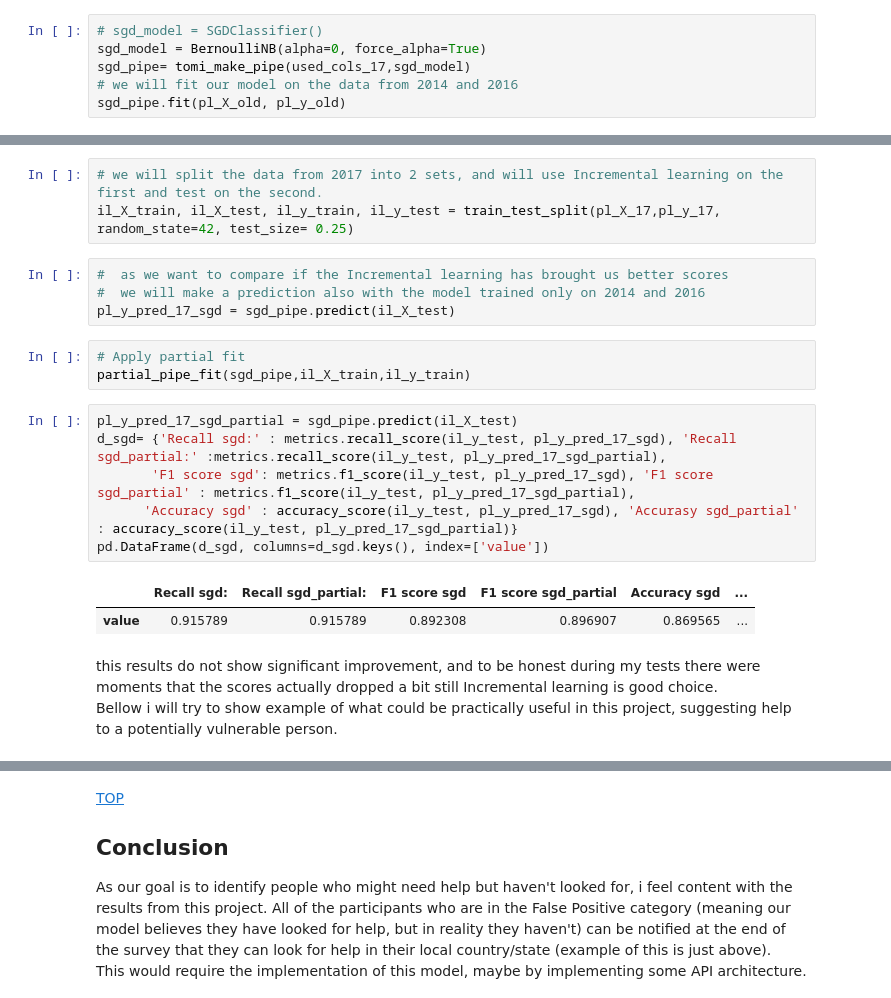
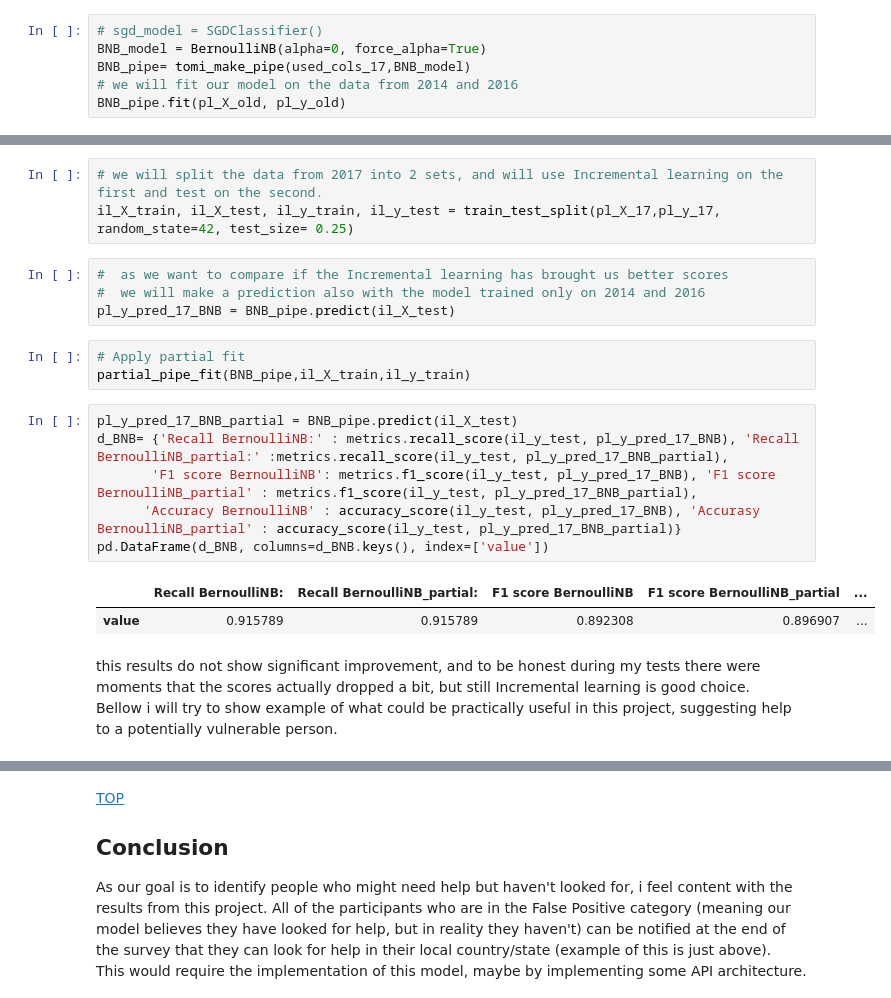
Before and after one commit to izkreizwam1/Machine-Learning-September-2023, a Jupyter notebook: Mental Prediction.ipynb, the cells around one changed output, grey strips where cells are left out. Saved outputs shown, nothing was run; the diff lists cells and outputs as text.

```diff
--- a/Mental Prediction.ipynb
+++ b/Mental Prediction.ipynb
@@ -1079,10 +1146,10 @@ On the Test set this model achieved:
 Then using this model will create a pipeline
 # %%
 # sgd_model = SGDClassifier()
-sgd_model = BernoulliNB(alpha=0, force_alpha=True)
-sgd_pipe= tomi_make_pipe(used_cols_17,sgd_model)
+BNB_model = BernoulliNB(alpha=0, force_alpha=True)
+BNB_pipe= tomi_make_pipe(used_cols_17,BNB_model)
 # we will fit our model on the data from 2014 and 2016
-sgd_pipe.fit(pl_X_old, pl_y_old)
+BNB_pipe.fit(pl_X_old, pl_y_old)
 # %% [output]
 Pipeline(steps=[('preproc',
                  ColumnTransformer(transformers=[('num',
@@ -1109,21 +1176,21 @@ il_X_train, il_X_test, il_y_train, il_y_test = train_test_split(pl_X_17,pl_y_17,
 # %%
 #  as we want to compare if the Incremental learning has brought us better scores
 #  we will make a prediction also with the model trained only on 2014 and 2016
-pl_y_pred_17_sgd = sgd_pipe.predict(il_X_test)
+pl_y_pred_17_BNB = BNB_pipe.predict(il_X_test)
 # %%
 # Apply partial fit
-partial_pipe_fit(sgd_pipe,il_X_train,il_y_train)
+partial_pipe_fit(BNB_pipe,il_X_train,il_y_train)
 # %%
-pl_y_pred_17_sgd_partial = sgd_pipe.predict(il_X_test)
-d_sgd= {'Recall sgd:' : metrics.recall_score(il_y_test, pl_y_pred_17_sgd), 'Recall sgd_partial:' :metrics.recall_score(il_y_test, pl_y_pred_17_sgd_partial),
-       'F1 score sgd': metrics.f1_score(il_y_test, pl_y_pred_17_sgd), 'F1 score sgd_partial' : metrics.f1_score(il_y_test, pl_y_pred_17_sgd_partial),
-      'Accuracy sgd' : accuracy_score(il_y_test, pl_y_pred_17_sgd), 'Accurasy sgd_partial' : accuracy_score(il_y_test, pl_y_pred_17_sgd_partial)}
-pd.DataFrame(d_sgd, columns=d_sgd.keys(), index=['value'])
+pl_y_pred_17_BNB_partial = BNB_pipe.predict(il_X_test)
+d_BNB= {'Recall BernoulliNB:' : metrics.recall_score(il_y_test, pl_y_pred_17_BNB), 'Recall BernoulliNB_partial:' :metrics.recall_score(il_y_test, pl_y_pred_17_BNB_partial),
+       'F1 score BernoulliNB': metrics.f1_score(il_y_test, pl_y_pred_17_BNB), 'F1 score BernoulliNB_partial' : metrics.f1_score(il_y_test, pl_y_pred_17_BNB_partial),
+      'Accuracy BernoulliNB' : accuracy_score(il_y_test, pl_y_pred_17_BNB), 'Accurasy BernoulliNB_partial' : accuracy_score(il_y_test, pl_y_pred_17_BNB_partial)}
+pd.DataFrame(d_BNB, columns=d_BNB.keys(), index=['value'])
 # %% [output]
-|  | Recall sgd: | Recall sgd_partial: | F1 score sgd | F1 score sgd_partial | Accuracy sgd | ... |
-| value | 0.915789 | 0.915789 | 0.892308 | 0.896907 | 0.869565 | ... |
+|  | Recall BernoulliNB: | Recall BernoulliNB_partial: | F1 score BernoulliNB | F1 score BernoulliNB_partial | ... |
+| value | 0.915789 | 0.915789 | 0.892308 | 0.896907 | ... |
 # %% [markdown]
-this results do not show significant improvement, and to be honest during my tests there were moments that the scores actually dropped a bit still Incremental learning is good choice.<br>
+this results do not show significant improvement, and to be honest during my tests there were moments that the scores actually dropped a bit, but still Incremental learning is good choice.<br>
 Bellow i will try to show example of what could be practically useful in this project, suggesting help to a potentially vulnerable person.
 # %%
 for i in range(len(il_y_test)):
```
Also changed, not shown: parts of 18 cells of this notebook.
